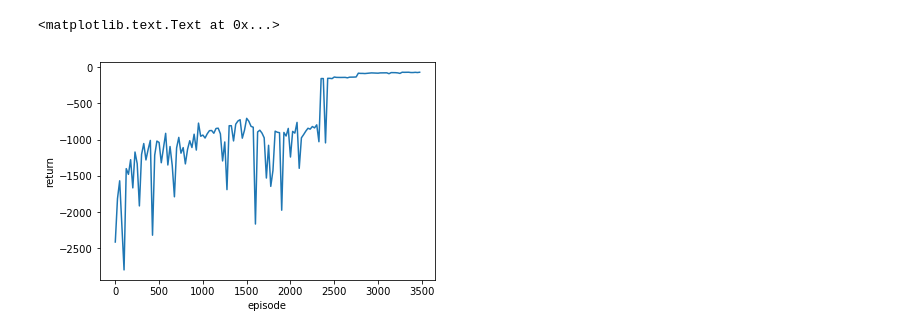
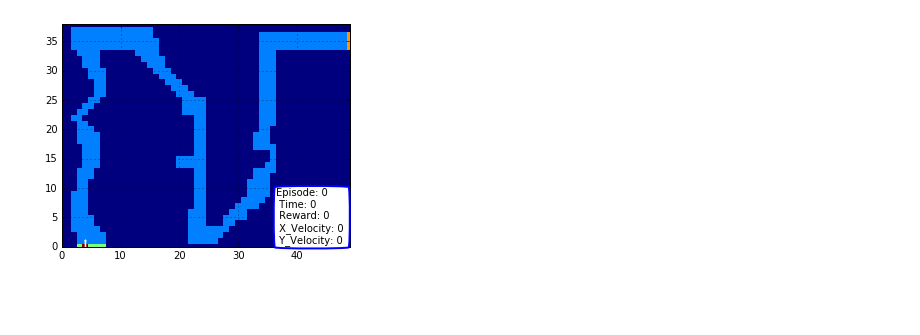
Before and after one commit to btaba/intro-to-rl, a Jupyter notebook: notebooks/chapter5_racetrack/racetrack.ipynb, the cells around one changed output. Saved outputs shown, nothing was run; the diff lists cells and outputs as text; code cells hidden in the pictures; blank space fills up the shorter version.

```diff
--- a/notebooks/chapter5_racetrack/racetrack.ipynb
+++ b/notebooks/chapter5_racetrack/racetrack.ipynb
@@ -285,17 +297,9 @@ class MonteCarlo(object):
                     self.environment,
                     self.idx_to_actions,
                     self.states_to_idx,
-                    greedy=True
+                    greedy=get_greedy
                 )
                 movie_array.append((visited_states, actions_taken, rewards, crash_events, count))
-
-                visited_states, actions_taken, rewards, crash_events = self.agent.get_episode(
-                    self.pi,
-                    self.environment,
-                    self.idx_to_actions,
-                    self.states_to_idx,
-                    greedy=get_greedy
-                )
                 count += 1
                 continue
             else:
@@ -347,12 +347,3 @@ movie_array = mc.on_policy_learning(num_iterations=3500, verbose=True, gamma=.8,
-# %%
-returns = list(map(lambda x: sum(x[2]), movie_array))
-episode = list(map(lambda x: x[-1], movie_array))
-plt.plot(episode, returns)
-plt.xlabel('episode')
-plt.ylabel('return')
-# %% [output]
-<matplotlib.text.Text at 0x...>
-[figure, removed]
 # %%
 # Learn by On-Policy Monte Carlo
 movie_array = mc.on_policy_learning(num_iterations=5000, verbose=True, gamma=.8, epsilon=0.20,
@@ -397,34 +388,36 @@ def updatetrack(idx):
     m = movie_array[m_idx]
     track_matrix = np.copy(track.track)
     visited_states, actions_taken, rewards_given, had_crash, episode_count = m
     state = visited_states[vs_idx]
     x, y = track.convert_cartesian_to_indexes(state[0][0], state[0][1])
     vx, vy = state[1][0], state[1][1]
 
     # place the car
     if had_crash[vs_idx]:
         track_matrix[x, y] = 3
     else:
         track_matrix[x, y] = 4
 
     # get rewards
     r = sum(rewards_given[:(vs_idx + 1)])
     action = actions_taken[vs_idx]
 
     # update the figure
     im.set_array(np.flipud(track_matrix))
     annotation.set_text(info_template %(episode_count, vs_idx, r, vx, vy))
     ax.patches = []
     ax.add_patch(FancyArrow(
         x=state[0][0], y=state[0][1],
         dx=action[0], dy=action[1],
         head_length=.2, head_width=.25, width=.1, edgecolor='white'
     ))
 
     return im, annotation
 
 anim = animation.FuncAnimation(fig, updatetrack, frames=frame_generator, blit=False, save_count=9000)
-display_animation(anim)
+# display_animation(anim)
+# %% [output]
+[figure, added]
 # %%
 from matplotlib.animation import FFMpegWriter
 anim.save('racecar.mp4', fps=60, writer=FFMpegWriter())
```
Also changed, not shown: parts of 3 cells of this notebook, 8 other files.
